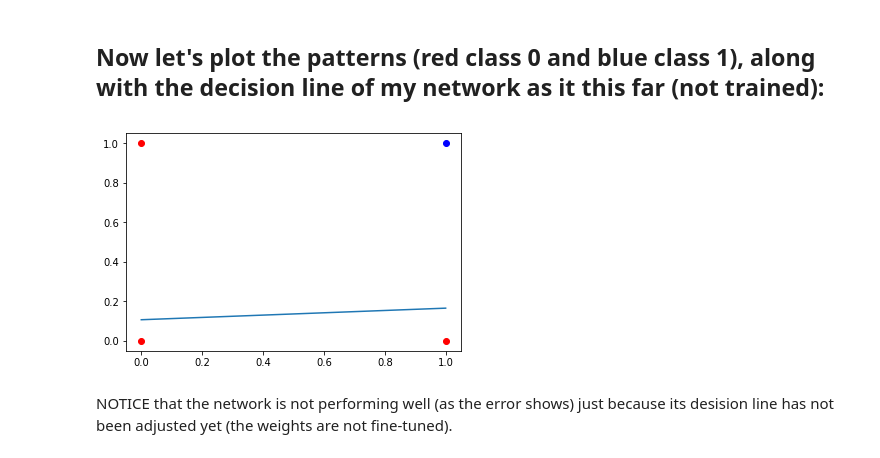
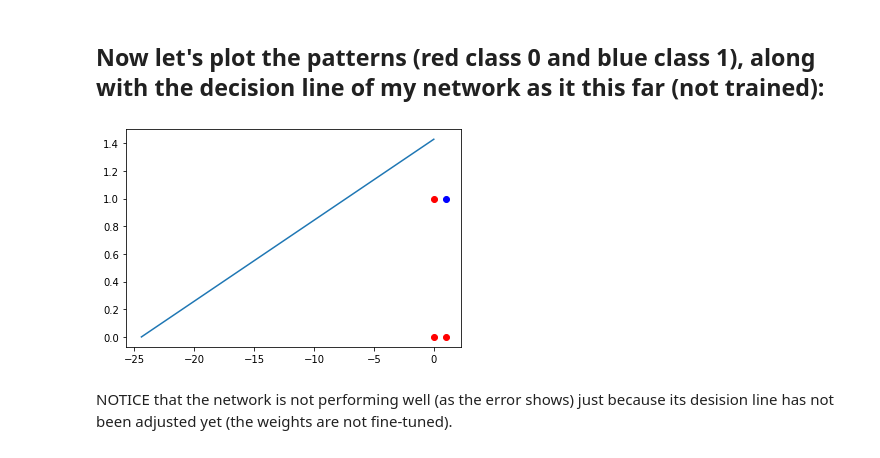
Before and after one commit to KUO-Jupyter/CE-652, a Jupyter notebook: Week1.ipynb, the cells around one changed output. Saved outputs shown, nothing was run; the diff lists cells and outputs as text; code cells hidden in the pictures.

```diff
--- a/Week1.ipynb
+++ b/Week1.ipynb
@@ -60,11 +83,17 @@ array([ 1, -1,  0, -1])
 ## Now let's plot the patterns (red class 0 and blue class 1), along with the decision line of my network as it this far (not trained):
 # %%
 # Your code here to add the decision line to this plot
+p1_intercept = -(1/W[0])
+p2_intercept = -(1/W[1])
+x = [0 , p1_intercept]
+y = [p2_intercept, 0]
+plt.plot(x, y)
+#End Add Code-----------------------------------------
 plt.plot([0,0,1],[0,1,0],'ro')
 plt.plot([1],[1],'bo')
 plt.show()
 # %% [output]
-[figure, old version]
+[figure, new version]
 # %% [markdown]
 NOTICE that the network is not performing well (as the error shows) just because its desision line has not been adjusted yet (the weights are not fine-tuned).
 # %% [markdown]
```
Also changed, not shown: parts of 13 cells of this notebook.
